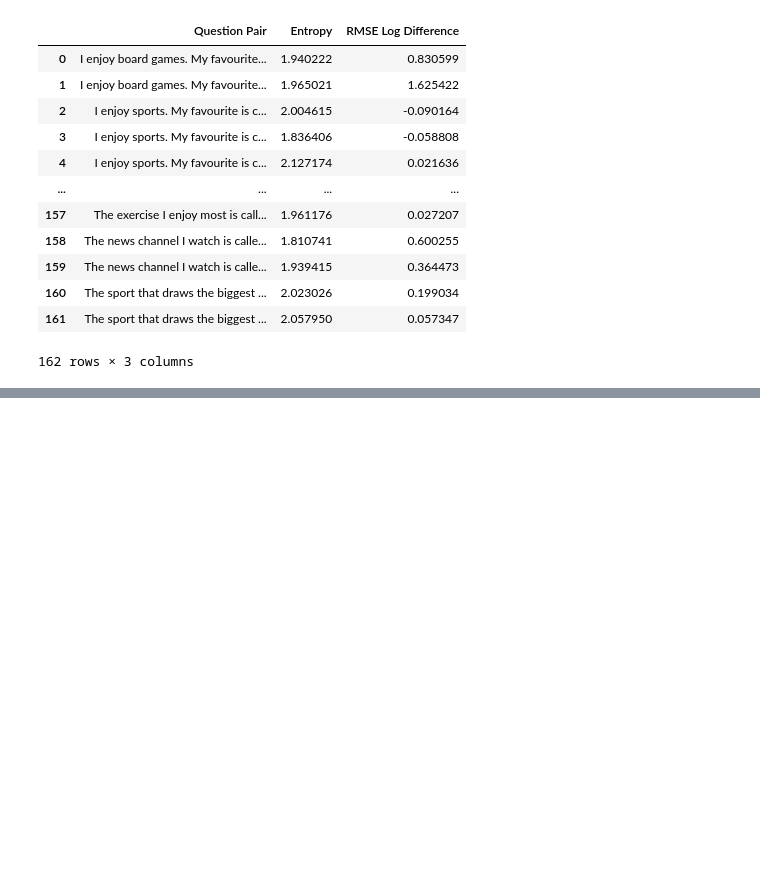
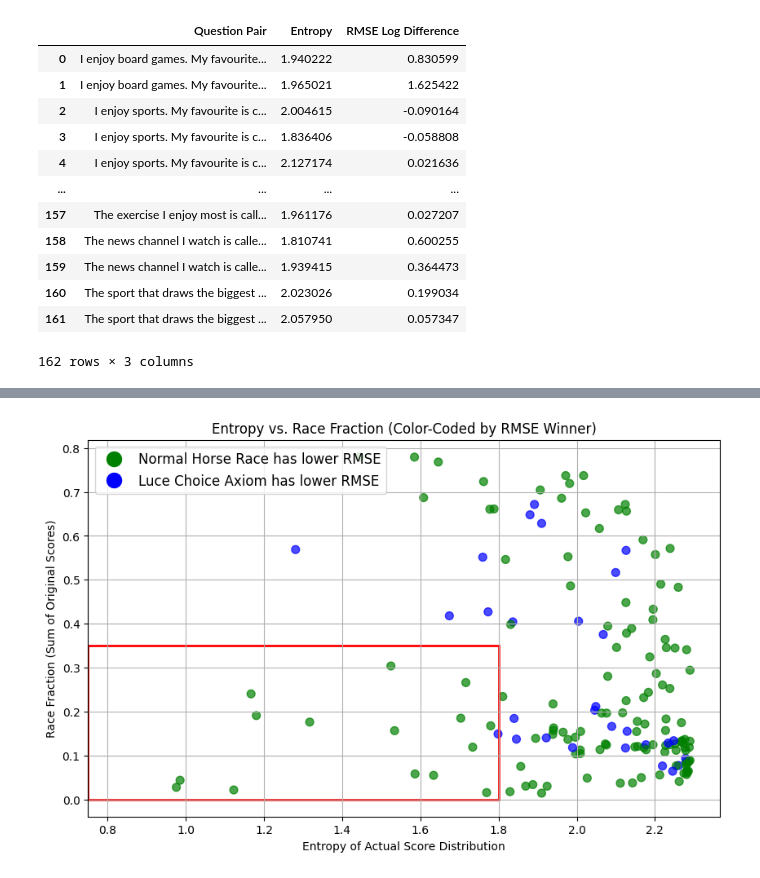
Before and after one commit to microprediction/winningnotebooks, a Jupyter notebook: Luce_Axiom_LLMs_Variations.ipynb, the cells around one changed output, grey strips where cells are left out. Saved outputs shown, nothing was run; the diff lists cells and outputs as text; code cells hidden in the pictures; blank space fills up the shorter version.

```diff
--- a/Luce_Axiom_LLMs_Variations.ipynb
+++ b/Luce_Axiom_LLMs_Variations.ipynb
@@ -385,0 +580,96 @@ Total inferred probabilities: 1541
+# %%
+import numpy as np
+import pandas as pd
+import matplotlib.pyplot as plt
+import matplotlib.patches as patches
+
+def plot_entropy_vs_race_fraction(df):
+    """
+    This function generates a scatter plot of race entropy vs. race fraction,
+    color-coded by which model has the lower RMSE, and highlights a specific low entropy region.
+
+    Args:
+    df (pd.DataFrame): DataFrame containing the columns 'Question Pair', 'Actual score',
+                       'Luce RMSE', 'Ability RMSE', and 'Original score'.
+
+    Returns:
+    pd.DataFrame: A DataFrame containing the question pair, entropy, race fraction, and color used for plotting.
+    """
+    # Initialize lists to store entropy, race fractions, colors, and question pairs
+    entropies = []
+    race_fractions = []
+    colors = []
+    question_pairs = []
+
+    # Group by 'Question Pair'
+    grouped = df.groupby('Question Pair')
+
+    for question_pair, group in grouped:
+        # Get the 'Actual score' probabilities
+        actual_scores = group['Actual score'].values
+        # Ensure that the probabilities sum to 1
+        actual_scores = actual_scores / actual_scores.sum()
+        # Compute entropy
+        entropy = -np.sum(actual_scores * np.log(actual_scores + 1e-10))  # Add small value to avoid log(0)
+        # Compute race fraction (sum of 'Original score' column)
+        race_fraction = group['Original score'].sum()
+        # Get the RMSE values (they should be the same for all rows in the group)
+        luce_rmse = group['Luce RMSE'].iloc[0]
+        ability_rmse = group['Ability RMSE'].iloc[0]
+        # Determine color based on which RMSE is lower
+        color = 'green' if ability_rmse < luce_rmse else 'blue'
+        # Append to lists
+        entropies.append(entropy)
+        race_fractions.append(race_fraction)
+        colors.append(color)
+        question_pairs.append(question_pair)
+
+    # Create scatter plot of Entropy vs Race Fraction
+    plt.figure(figsize=(10, 6))
+    scatter = plt.scatter(entropies, race_fractions, color=colors, s=50, alpha=0.7)
+
+    # Add red box to highlight low entropy region
+    ax = plt.gca()
+    red_box = patches.Rectangle(
+        (0.75, 0),  # Bottom left corner (x, y)
+        width=1.05,  # Width of the box (extending to entropy = 1.8)
+        height=0.35,  # Height of the box (extending to race fraction = 0.35)
+        linewidth=2,
+        edgecolor='red',
+        facecolor='none'
+    )
+    ax.add_patch(red_box)
+
+    # Set x-axis limits to start at 0.75 for entropy
+    ax.set_xlim(0.75, ax.get_xlim()[1])
+
+    # Add legend
+    handles = [
+        plt.Line2D([0], [0], marker='o', color='w', markerfacecolor='green', markersize=15, label='Normal Horse Race has lower RMSE'),
+        plt.Line2D([0], [0], marker='o', color='w', markerfacecolor='blue', markersize=15, label='Luce Choice Axiom has lower RMSE')
+    ]
+    plt.legend(handles=handles, loc='upper left', fontsize=12)
+
+    # Axis labels and title
+    plt.xlabel('Entropy of Actual Score Distribution')
+    plt.ylabel('Race Fraction (Sum of Original Scores)')
+    plt.title('Entropy vs. Race Fraction (Color-Coded by RMSE Winner)')
+    plt.grid(True)
+    plt.show()
+
+    # Optionally, return the data used for plotting
+    return pd.DataFrame({
+        'Question Pair': question_pairs,
+        'Entropy': entropies,
+        'Race Fraction': race_fractions,
+        'Color': colors
+    })
+
+# Example usage
+# plot_entropy_vs_race_fraction(df)
+
+
+# Example usage
+plot_entropy_vs_race_fraction(final_results)
+# %% [output]
+[figure, added]
```
Also changed, not shown: parts of 4 cells of this notebook.
